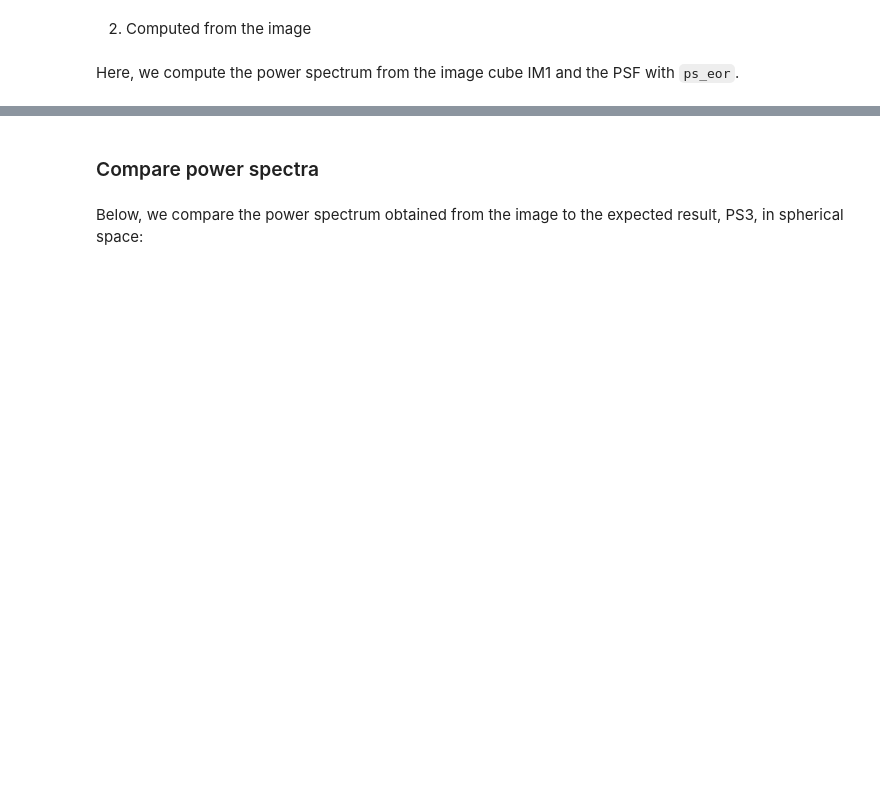
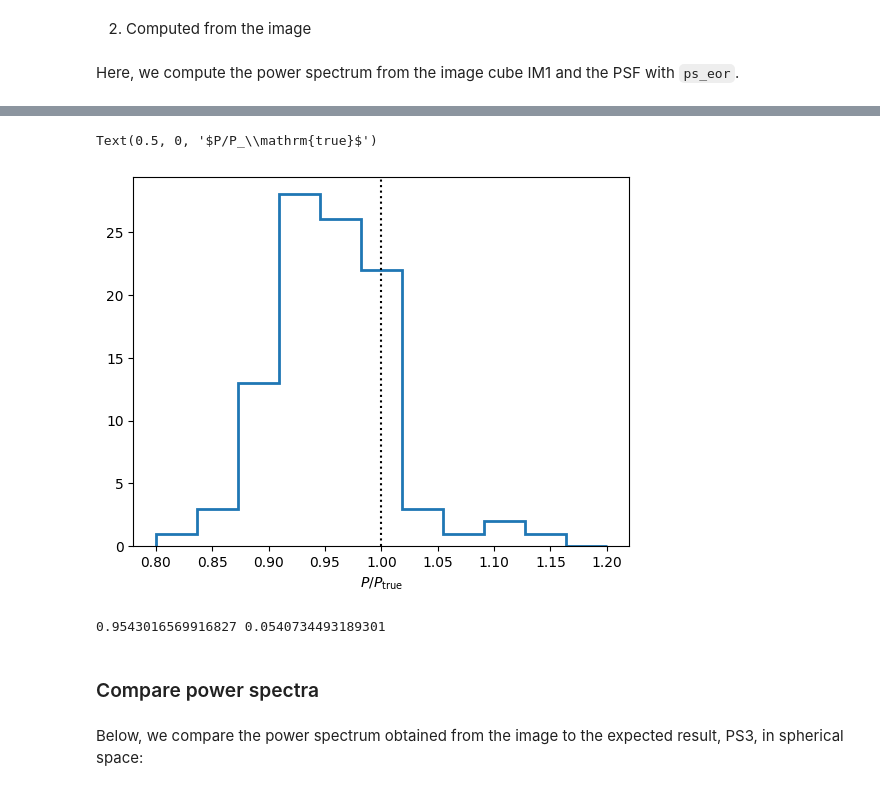
Before and after one commit to guotsuan/science-testcases-srcnetv01, a Jupyter notebook: SWF-008-T1/test_swf008_v0.ipynb, the cells around one changed output, grey strips where cells are left out. Drawn from its saved outputs; the diff is of its cells as text; code cells hidden in the pictures; blank space fills up the shorter version.

```diff
--- a/SWF-008-T1/test_swf008_v0.ipynb
+++ b/SWF-008-T1/test_swf008_v0.ipynb
@@ -520,3 +393,15 @@ ps3d.plot(title='Spherically averaged power spectra')
+# %%
+plt.figure()
+plt.hist((ps2d.data/pspec_2d_from_file.value).flatten(), bins=11, range=(0.8, 1.2), histtype='step', lw=2.)
+plt.axvline(1, color='k', ls=':')
+plt.xlabel(r'$P/P_\mathrm{true}$')
+# %% [output]
+Text(0.5, 0, '$P/P_\\mathrm{true}$')
+[figure, added]
+# %%
+print(np.mean((ps2d.data/pspec_2d_from_file.value).flatten()), np.std((ps2d.data/pspec_2d_from_file.value).flatten()))
+# %% [output]
+0.9543016569916827 0.0540734493189301
 # %% [markdown]
 ### Compare power spectra
 # %% [markdown]
```
Also changed, not shown: parts of 18 cells of this notebook.
